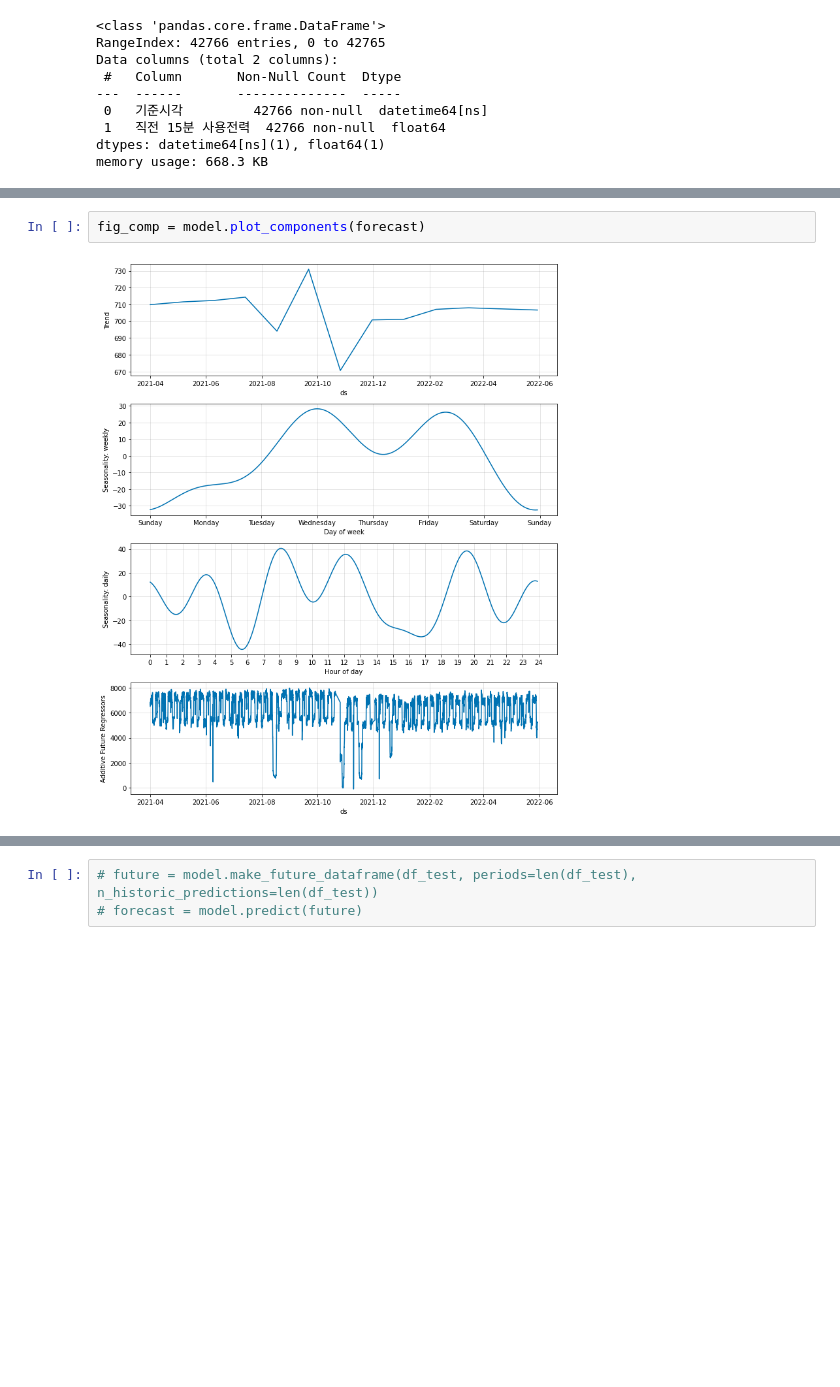
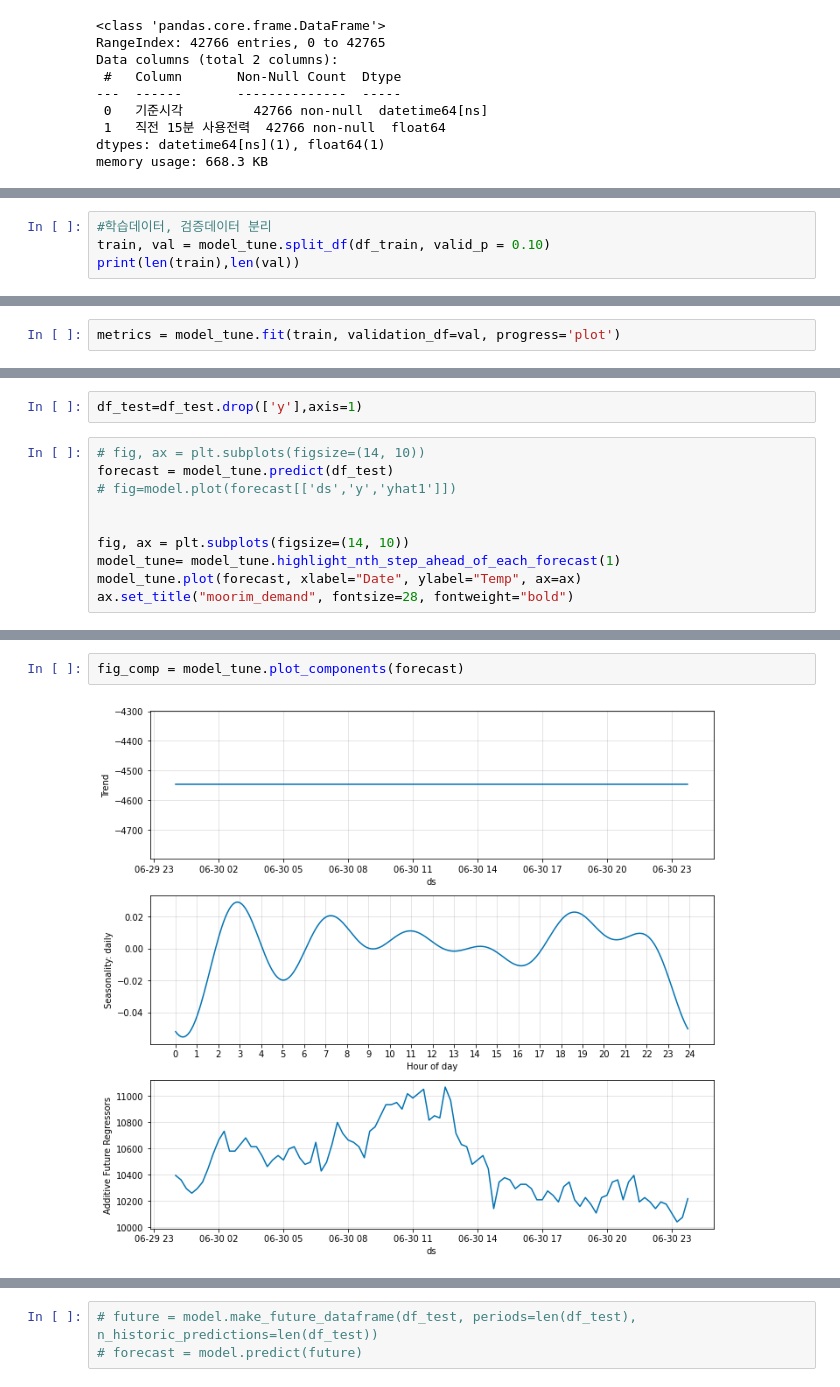
Before and after one commit to yeonkyoung/Time_Series, a Jupyter notebook: Temp_predict/moorim_prophet.ipynb, the cells around one changed output, grey strips where cells are left out. Saved outputs shown, nothing was run; the diff lists cells and outputs as text; blank space fills up the shorter version.

```diff
--- a/Temp_predict/moorim_prophet.ipynb
+++ b/Temp_predict/moorim_prophet.ipynb
@@ -138,0 +174,4 @@ INFO - (NP.forecaster.__handle_missing_data) - 4 NaN values in column B were aut
+# %%
+#학습데이터, 검증데이터 분리
+train, val = model_tune.split_df(df_train, valid_p = 0.10)
+print(len(train),len(val))
@@ -138,0 +182,2 @@ INFO - (NP.forecaster.__handle_missing_data) - 4 NaN values in column B were aut
+# %%
+metrics = model_tune.fit(train, validation_df=val, progress='plot')
@@ -138,0 +228,12 @@ INFO - (NP.forecaster.__handle_missing_data) - 4 NaN values in column B were aut
+# %%
+df_test=df_test.drop(['y'],axis=1)
+# %%
+# fig, ax = plt.subplots(figsize=(14, 10))
+forecast = model_tune.predict(df_test)
+# fig=model.plot(forecast[['ds','y','yhat1']])
+
+
+fig, ax = plt.subplots(figsize=(14, 10))
+model_tune= model_tune.highlight_nth_step_ahead_of_each_forecast(1)
+model_tune.plot(forecast, xlabel="Date", ylabel="Temp", ax=ax)
+ax.set_title("moorim_demand", fontsize=28, fontweight="bold")
@@ -155,5 +271,5 @@ forecast
 # %%
-fig_comp = model.plot_components(forecast)
+fig_comp = model_tune.plot_components(forecast)
 # %% [output]
-[figure, old version]
+[figure, new version]
 # %%
```
Also changed, not shown: parts of 28 cells of this notebook.
